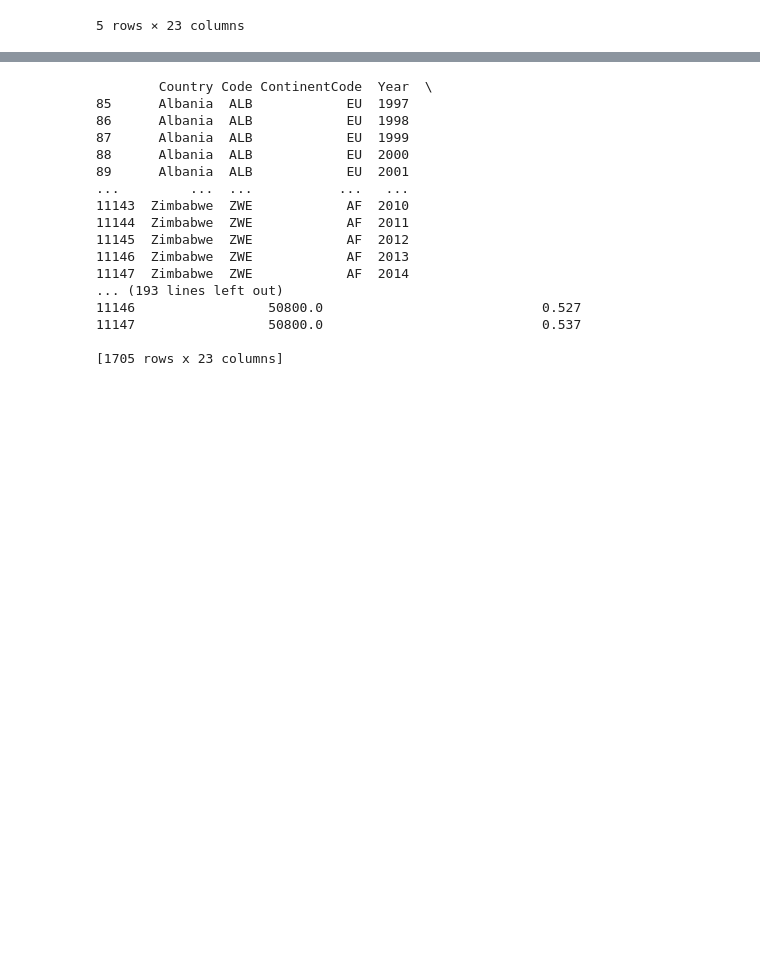
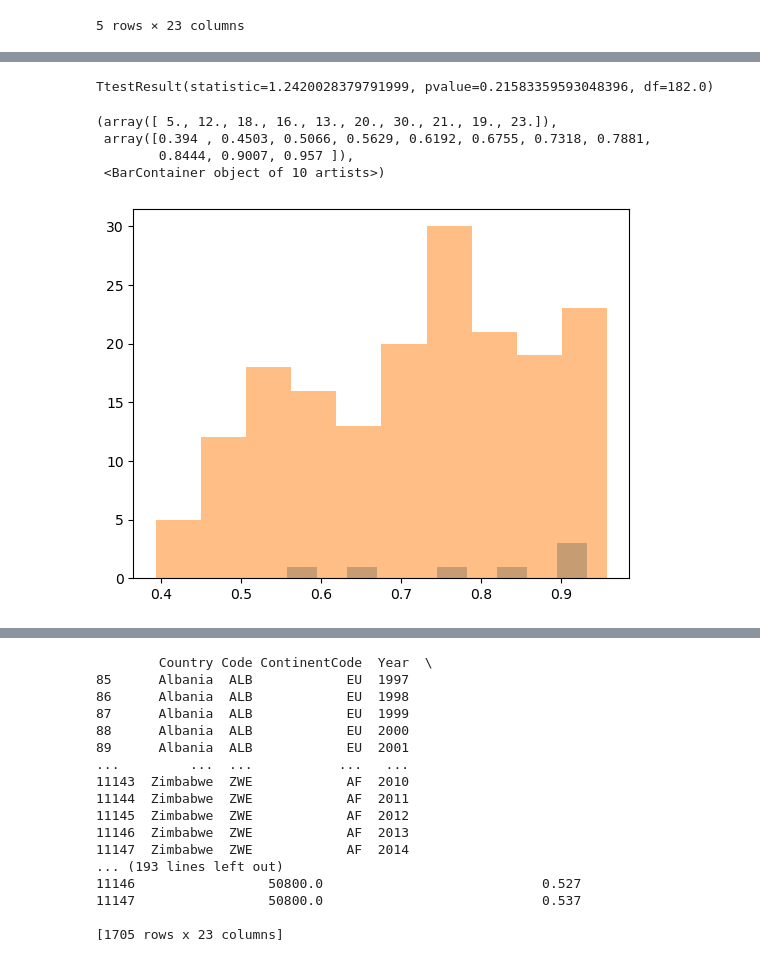
Before and after one commit to Blackbullbjj/eco_v_nukes, a Jupyter notebook: enviornment.ipynb, the cells around one changed output, grey strips where cells are left out. Cells and saved outputs as stored; diff of their text form; code cells hidden in the pictures; blank space fills up the shorter version.

```diff
--- a/enviornment.ipynb
+++ b/enviornment.ipynb
@@ -48,0 +76,3 @@ mass_data.describe()
+# %%
+countries_nukes = mass_data_2020[mass_data_2020['Country'].isin(countries_with_nukes)]
+countries_nukes
@@ -48,0 +90,3 @@ mass_data.describe()
+# %%
+countries_not_nukes = mass_data_2020[~mass_data_2020['Country'].isin(countries_with_nukes)]
+countries_not_nukes
@@ -48,0 +118,3 @@ mass_data.describe()
+# %%
+countries_not_nukes = countries_not_nukes.dropna(subset=["Human Development Index (0 - 1)"])
+countries_not_nukes["Human Development Index (0 - 1)"].info()
@@ -48,0 +143,3 @@ mass_data.describe()
+# %%
+countries_nukes = countries_nukes[countries_nukes['Country']!='North Korea']
+countries_nukes
@@ -48,0 +156,13 @@ mass_data.describe()
+# %%
+stats.ttest_ind(countries_nukes["Human Development Index (0 - 1)"], countries_not_nukes["Human Development Index (0 - 1)"])
+# %% [output]
+TtestResult(statistic=1.2420028379791999, pvalue=0.21583359593048396, df=182.0)
+# %%
+plt.hist(countries_nukes["Human Development Index (0 - 1)"], alpha=0.5)
+plt.hist(countries_not_nukes["Human Development Index (0 - 1)"], alpha=0.5)
+# %% [output]
+(array([ 5., 12., 18., 16., 13., 20., 30., 21., 19., 23.]),
+ array([0.394 , 0.4503, 0.5066, 0.5629, 0.6192, 0.6755, 0.7318, 0.7881,
+        0.8444, 0.9007, 0.957 ]),
+ <BarContainer object of 10 artists>)
+[figure, added]
```
Also changed, not shown: parts of 20 cells of this notebook, 12 other files.
